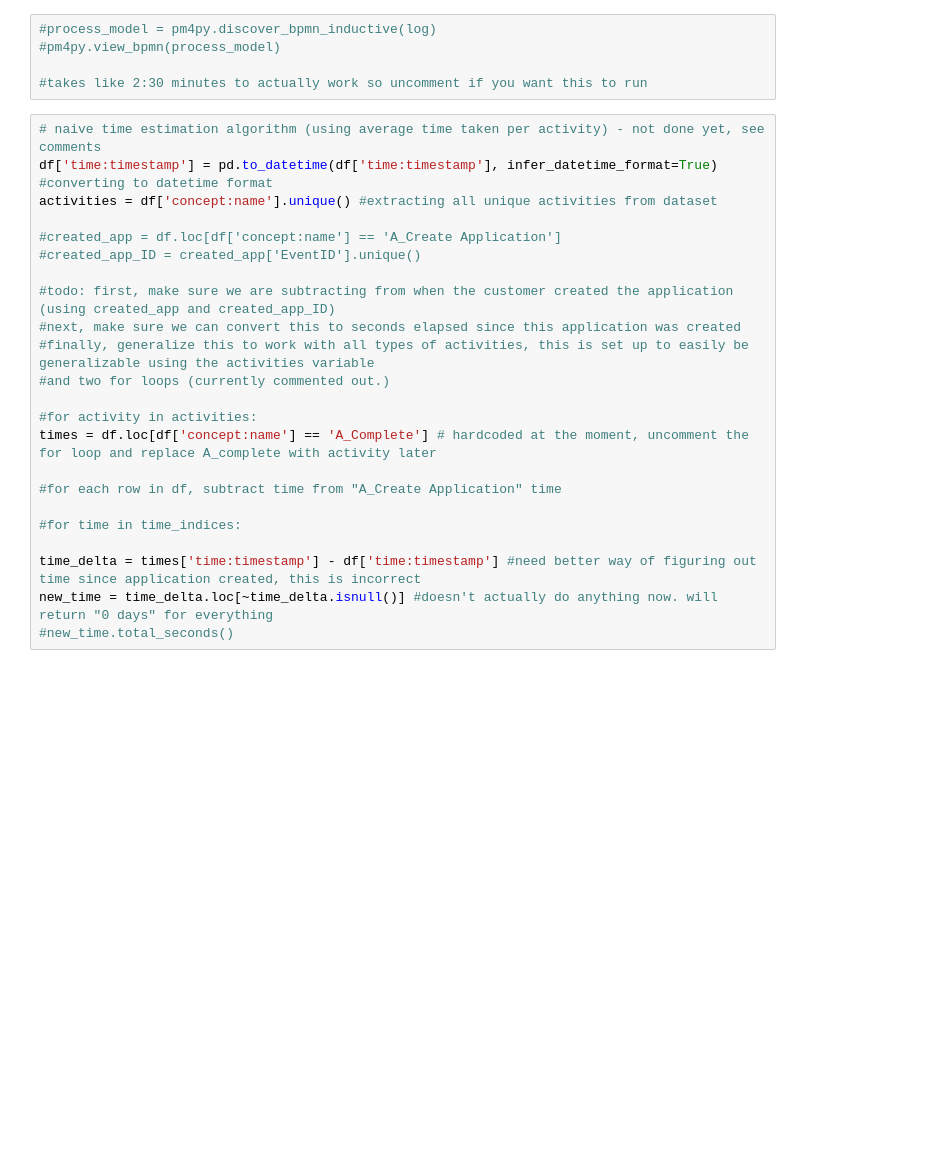
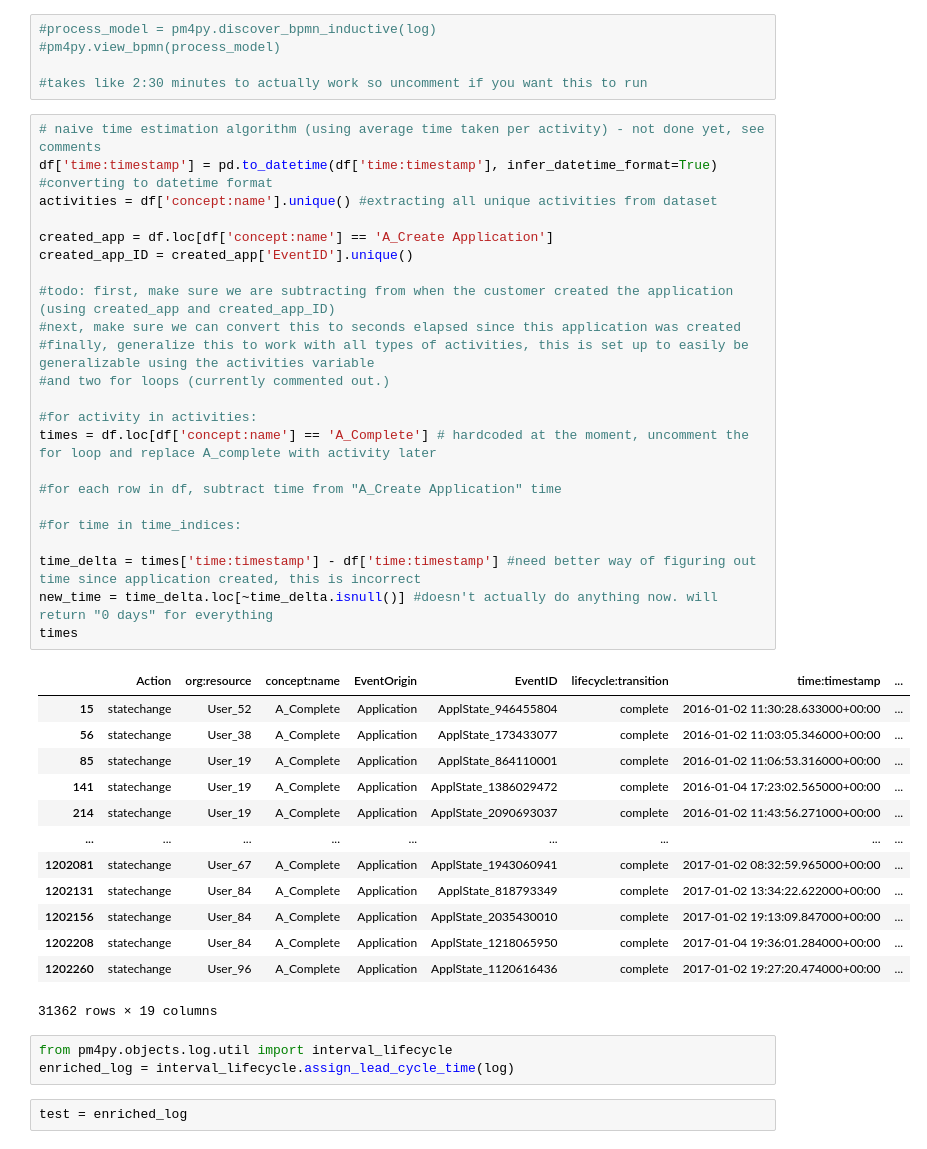
Before and after one commit to Lohar0/Process-Mining, a Jupyter notebook: Process_Mining_notebook_1.ipynb, the cells around one changed output. Drawn from its saved outputs; the diff is of its cells as text; blank space fills up the shorter version.

Commit message:
Progress on time estimation

```diff
--- a/Process_Mining_notebook_1.ipynb
+++ b/Process_Mining_notebook_1.ipynb
@@ -35,23 +35,42 @@ df
 # %%
 # naive time estimation algorithm (using average time taken per activity) - not done yet, see comments
 df['time:timestamp'] = pd.to_datetime(df['time:timestamp'], infer_datetime_format=True) #converting to datetime format
 activities = df['concept:name'].unique() #extracting all unique activities from dataset
 
-#created_app = df.loc[df['concept:name'] == 'A_Create Application']
-#created_app_ID = created_app['EventID'].unique()
+created_app = df.loc[df['concept:name'] == 'A_Create Application']
+created_app_ID = created_app['EventID'].unique()
 
 #todo: first, make sure we are subtracting from when the customer created the application (using created_app and created_app_ID)
 #next, make sure we can convert this to seconds elapsed since this application was created
 #finally, generalize this to work with all types of activities, this is set up to easily be generalizable using the activities variable
 #and two for loops (currently commented out.)
 
 #for activity in activities:
 times = df.loc[df['concept:name'] == 'A_Complete'] # hardcoded at the moment, uncomment the for loop and replace A_complete with activity later
 
 #for each row in df, subtract time from "A_Create Application" time
 
 #for time in time_indices:
 
 time_delta = times['time:timestamp'] - df['time:timestamp'] #need better way of figuring out time since application created, this is incorrect
 new_time = time_delta.loc[~time_delta.isnull()] #doesn't actually do anything now. will return "0 days" for everything
-#new_time.total_seconds()
+times
+# %% [output]
+|  | Action | org:resource | concept:name | EventOrigin | EventID | lifecycle:transition | time:timestamp | ... |
+| 15 | statechange | User_52 | A_Complete | Application | ApplState_946455804 | complete | 2016-01-02 11:30:28.633000+00:00 | ... |
+| 56 | statechange | User_38 | A_Complete | Application | ApplState_173433077 | complete | 2016-01-02 11:03:05.346000+00:00 | ... |
+| 85 | statechange | User_19 | A_Complete | Application | ApplState_864110001 | complete | 2016-01-02 11:06:53.316000+00:00 | ... |
+| 141 | statechange | User_19 | A_Complete | Application | ApplState_1386029472 | complete | 2016-01-04 17:23:02.565000+00:00 | ... |
+| 214 | statechange | User_19 | A_Complete | Application | ApplState_2090693037 | complete | 2016-01-02 11:43:56.271000+00:00 | ... |
+| ... | ... | ... | ... | ... | ... | ... | ... | ... |
+| 1202081 | statechange | User_67 | A_Complete | Application | ApplState_1943060941 | complete | 2017-01-02 08:32:59.965000+00:00 | ... |
+| 1202131 | statechange | User_84 | A_Complete | Application | ApplState_818793349 | complete | 2017-01-02 13:34:22.622000+00:00 | ... |
+| 1202156 | statechange | User_84 | A_Complete | Application | ApplState_2035430010 | complete | 2017-01-02 19:13:09.847000+00:00 | ... |
+| 1202208 | statechange | User_84 | A_Complete | Application | ApplState_1218065950 | complete | 2017-01-04 19:36:01.284000+00:00 | ... |
+| 1202260 | statechange | User_96 | A_Complete | Application | ApplState_1120616436 | complete | 2017-01-02 19:27:20.474000+00:00 | ... |
+31362 rows × 19 columns
+# %%
+from pm4py.objects.log.util import interval_lifecycle
+enriched_log = interval_lifecycle.assign_lead_cycle_time(log)
+# %%
+test = enriched_log
```
Also changed, not shown: parts of 3 cells of this notebook.
